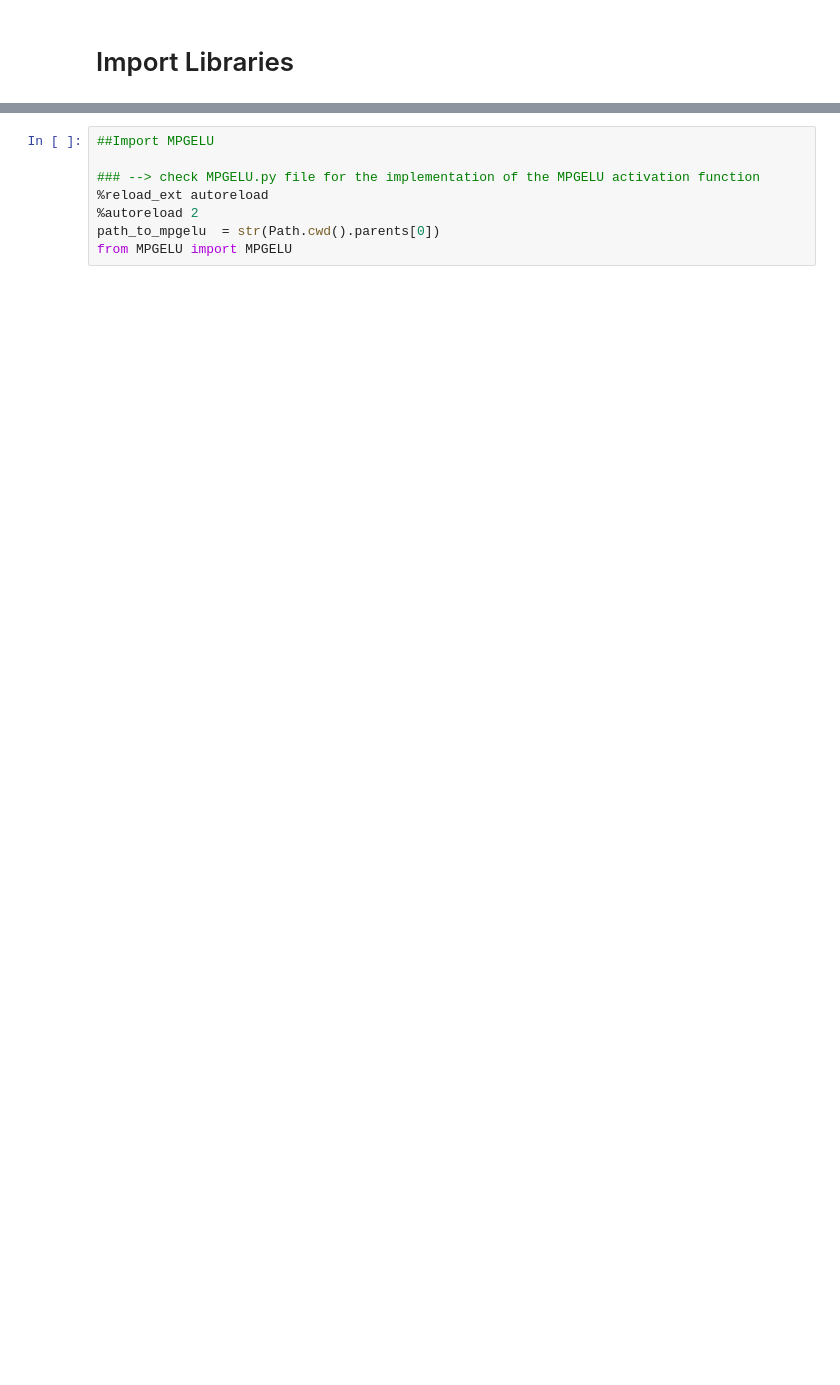
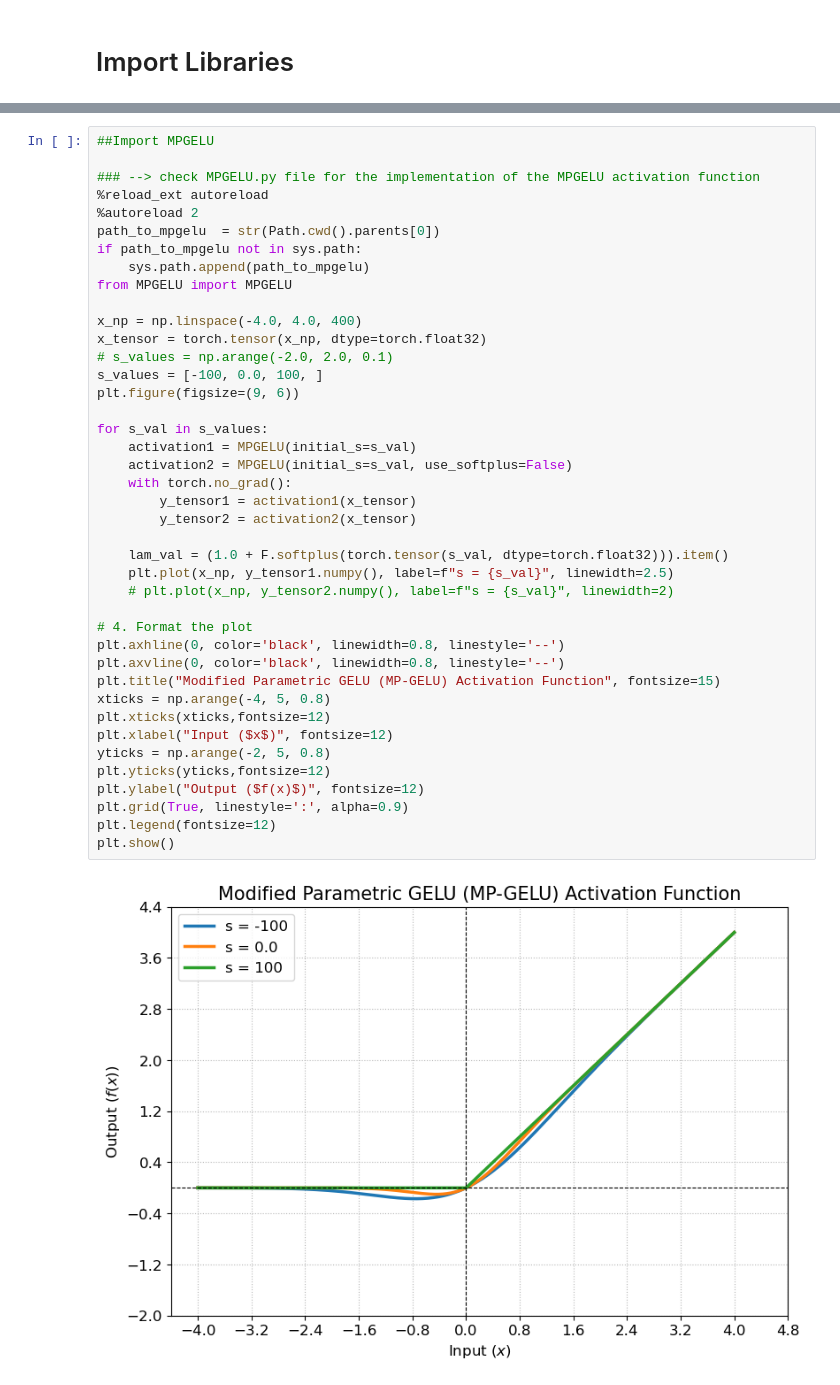
Before and after one commit to Ariestootl/MPGELU, a Jupyter notebook: Experiment.ipynb, the cells around one changed output, grey strips where cells are left out. Saved outputs shown, nothing was run; the diff lists cells and outputs as text; blank space fills up the shorter version.

```diff
--- a/Experiment.ipynb
+++ b/Experiment.ipynb
@@ -71,8 +75,43 @@ where $\lambda  = (1 + \ln(1 + e^{s})) \geq 1$   $\forall s \in \mathbb{R}$
 # %%
 ##Import MPGELU
 
 ### --> check MPGELU.py file for the implementation of the MPGELU activation function
 %reload_ext autoreload
 %autoreload 2
 path_to_mpgelu  = str(Path.cwd().parents[0])
+if path_to_mpgelu not in sys.path:
+    sys.path.append(path_to_mpgelu)
 from MPGELU import MPGELU
+
+x_np = np.linspace(-4.0, 4.0, 400)
+x_tensor = torch.tensor(x_np, dtype=torch.float32)
+# s_values = np.arange(-2.0, 2.0, 0.1)
+s_values = [-100, 0.0, 100, ]
+plt.figure(figsize=(9, 6))
+
+for s_val in s_values:
+    activation1 = MPGELU(initial_s=s_val)
+    activation2 = MPGELU(initial_s=s_val, use_softplus=False)
+    with torch.no_grad():
+        y_tensor1 = activation1(x_tensor)
+        y_tensor2 = activation2(x_tensor)
+
+    lam_val = (1.0 + F.softplus(torch.tensor(s_val, dtype=torch.float32))).item()
+    plt.plot(x_np, y_tensor1.numpy(), label=f"s = {s_val}", linewidth=2.5)
+    # plt.plot(x_np, y_tensor2.numpy(), label=f"s = {s_val}", linewidth=2)
+
+# 4. Format the plot
+plt.axhline(0, color='black', linewidth=0.8, linestyle='--')
+plt.axvline(0, color='black', linewidth=0.8, linestyle='--')
+plt.title("Modified Parametric GELU (MP-GELU) Activation Function", fontsize=15)
+xticks = np.arange(-4, 5, 0.8)
+plt.xticks(xticks,fontsize=12)
+plt.xlabel("Input ($x$)", fontsize=12)
+yticks = np.arange(-2, 5, 0.8)
+plt.yticks(yticks,fontsize=12)
+plt.ylabel("Output ($f(x)$)", fontsize=12)
+plt.grid(True, linestyle=':', alpha=0.9)
+plt.legend(fontsize=12)
+plt.show()
+# %% [output]
+[figure, added]
```
Also changed, not shown: parts of 15 cells of this notebook, 1 other file.
